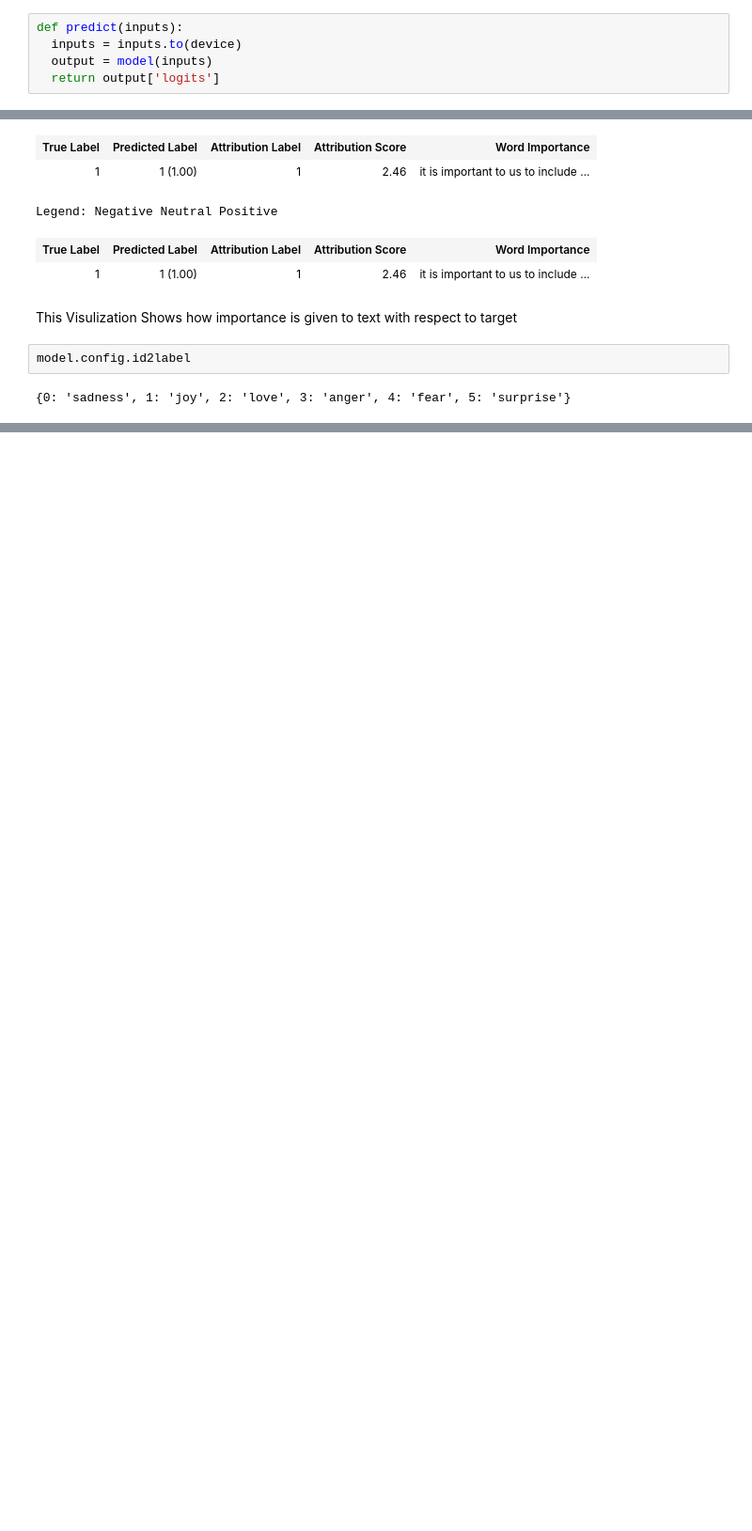
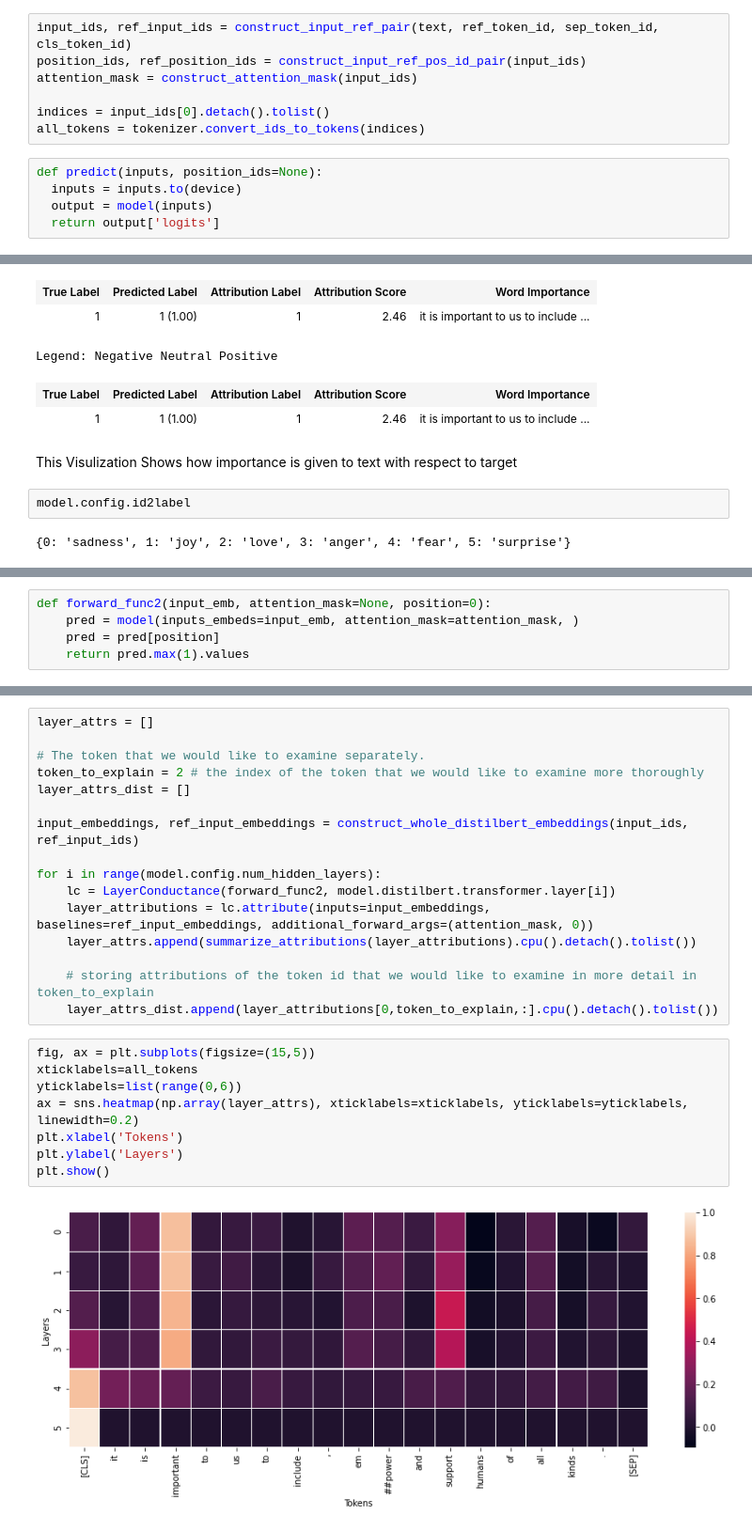
Before and after one commit to bhadreshpsavani/100daysofNLP, a Jupyter notebook: notebooks/Distilbert_Model_Interpretability_With_Captum.ipynb, the cells around one changed output, grey strips where cells are left out. Shown: that part at 94% size. Cells and saved outputs as stored; diff of their text form; blank space fills up the shorter version.

```diff
--- a/notebooks/Distilbert_Model_Interpretability_With_Captum.ipynb
+++ b/notebooks/Distilbert_Model_Interpretability_With_Captum.ipynb
@@ -68,5 +99,12 @@ attention_mask = inputs['attention_mask']
+# %%
+input_ids, ref_input_ids = construct_input_ref_pair(text, ref_token_id, sep_token_id, cls_token_id)
+position_ids, ref_position_ids = construct_input_ref_pos_id_pair(input_ids)
+attention_mask = construct_attention_mask(input_ids)
+
+indices = input_ids[0].detach().tolist()
+all_tokens = tokenizer.convert_ids_to_tokens(indices)
 # %%
-def predict(inputs):
+def predict(inputs, position_ids=None):
   inputs = inputs.to(device)
   output = model(inputs)
   return output['logits']
@@ -121,0 +222,5 @@ model.config.id2label
+# %%
+def forward_func2(input_emb, attention_mask=None, position=0):
+    pred = model(inputs_embeds=input_emb, attention_mask=attention_mask, )
+    pred = pred[position]
+    return pred.max(1).values
@@ -121,0 +247,26 @@ model.config.id2label
+# %%
+layer_attrs = []
+
+# The token that we would like to examine separately.
+token_to_explain = 2 # the index of the token that we would like to examine more thoroughly
+layer_attrs_dist = []
+
+input_embeddings, ref_input_embeddings = construct_whole_distilbert_embeddings(input_ids, ref_input_ids)
+
+for i in range(model.config.num_hidden_layers):
+    lc = LayerConductance(forward_func2, model.distilbert.transformer.layer[i])
+    layer_attributions = lc.attribute(inputs=input_embeddings, baselines=ref_input_embeddings, additional_forward_args=(attention_mask, 0))
+    layer_attrs.append(summarize_attributions(layer_attributions).cpu().detach().tolist())
+
+    # storing attributions of the token id that we would like to examine in more detail in token_to_explain
+    layer_attrs_dist.append(layer_attributions[0,token_to_explain,:].cpu().detach().tolist())
+# %%
+fig, ax = plt.subplots(figsize=(15,5))
+xticklabels=all_tokens
+yticklabels=list(range(0,6))
+ax = sns.heatmap(np.array(layer_attrs), xticklabels=xticklabels, yticklabels=yticklabels, linewidth=0.2)
+plt.xlabel('Tokens')
+plt.ylabel('Layers')
+plt.show()
+# %% [output]
+[figure, added]
```
Also changed, not shown: parts of 24 cells of this notebook.
